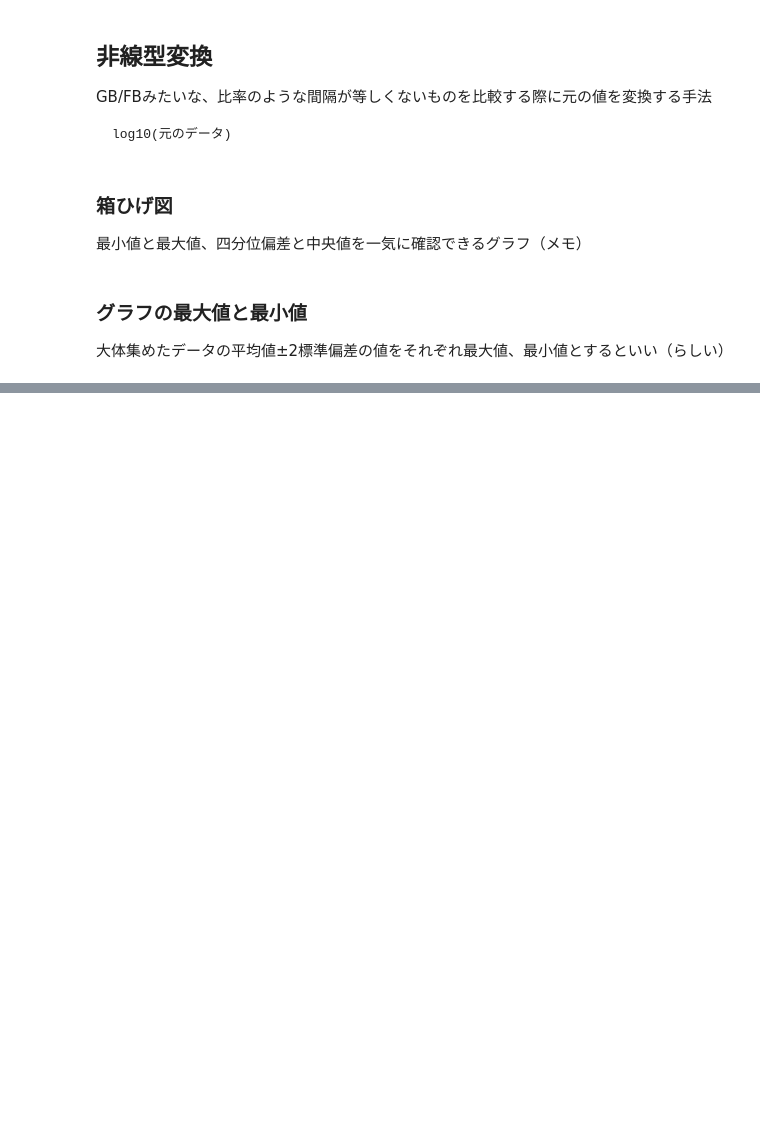
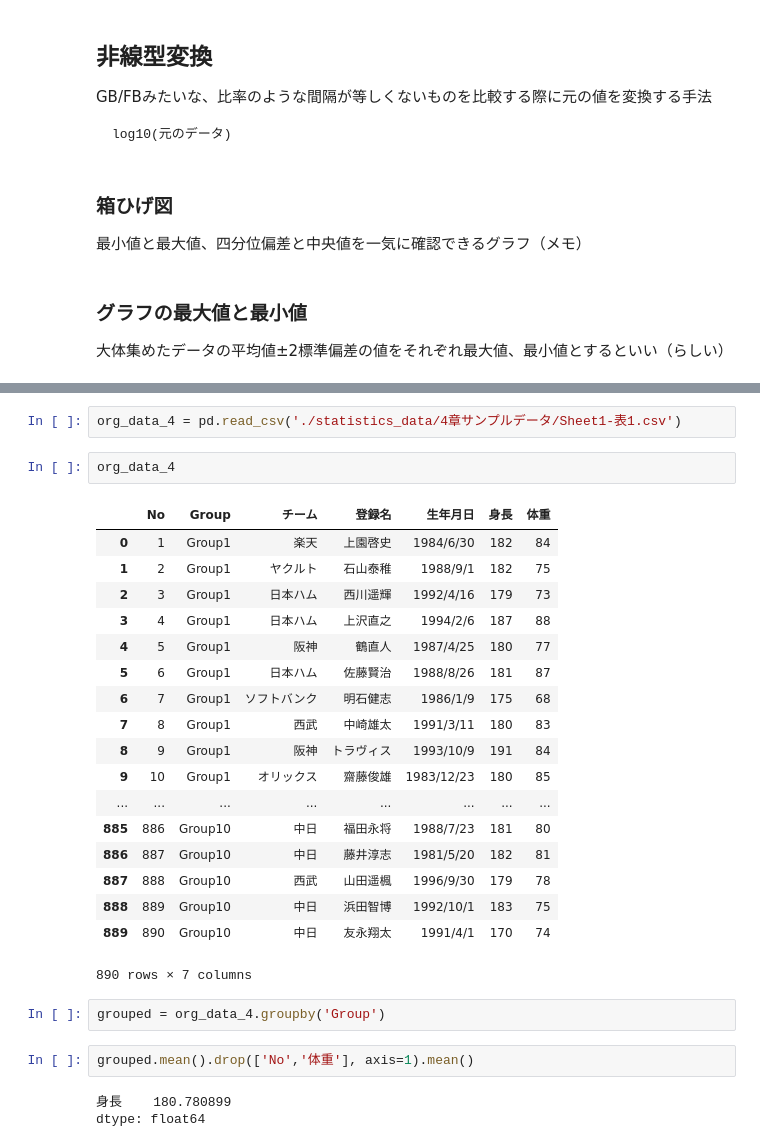
Before and after one commit to kuma127/baseball-player-drf-database, a Jupyter notebook: Statistics_by_baseball.ipynb, the cells around one changed output, grey strips where cells are left out. Drawn from its saved outputs; the diff is of its cells as text; blank space fills up the shorter version.

```diff
--- a/Statistics_by_baseball.ipynb
+++ b/Statistics_by_baseball.ipynb
@@ -145,0 +171,30 @@ log10(元のデータ)
+# %%
+org_data_4 = pd.read_csv('./statistics_data/4章サンプルデータ/Sheet1-表1.csv')
+# %%
+org_data_4
+# %% [output]
+|  | No | Group | チーム | 登録名 | 生年月日 | 身長 | 体重 |
+| 0 | 1 | Group1 | 楽天 | 上園啓史 | 1984/6/30 | 182 | 84 |
+| 1 | 2 | Group1 | ヤクルト | 石山泰稚 | 1988/9/1 | 182 | 75 |
+| 2 | 3 | Group1 | 日本ハム | 西川遥輝 | 1992/4/16 | 179 | 73 |
+| 3 | 4 | Group1 | 日本ハム | 上沢直之 | 1994/2/6 | 187 | 88 |
+| 4 | 5 | Group1 | 阪神 | 鶴直人 | 1987/4/25 | 180 | 77 |
+| 5 | 6 | Group1 | 日本ハム | 佐藤賢治 | 1988/8/26 | 181 | 87 |
+| 6 | 7 | Group1 | ソフトバンク | 明石健志 | 1986/1/9 | 175 | 68 |
+| 7 | 8 | Group1 | 西武 | 中崎雄太 | 1991/3/11 | 180 | 83 |
+| 8 | 9 | Group1 | 阪神 | トラヴィス | 1993/10/9 | 191 | 84 |
+| 9 | 10 | Group1 | オリックス | 齋藤俊雄 | 1983/12/23 | 180 | 85 |
+| ... | ... | ... | ... | ... | ... | ... | ... |
+| 885 | 886 | Group10 | 中日 | 福田永将 | 1988/7/23 | 181 | 80 |
+| 886 | 887 | Group10 | 中日 | 藤井淳志 | 1981/5/20 | 182 | 81 |
+| 887 | 888 | Group10 | 西武 | 山田遥楓 | 1996/9/30 | 179 | 78 |
+| 888 | 889 | Group10 | 中日 | 浜田智博 | 1992/10/1 | 183 | 75 |
+| 889 | 890 | Group10 | 中日 | 友永翔太 | 1991/4/1 | 170 | 74 |
+890 rows × 7 columns
+# %%
+grouped = org_data_4.groupby('Group')
+# %%
+grouped.mean().drop(['No','体重'], axis=1).mean()
+# %% [output]
+身長    180.780899
+dtype: float64
```
Also changed, not shown: parts of 18 cells of this notebook, 1 other file.
